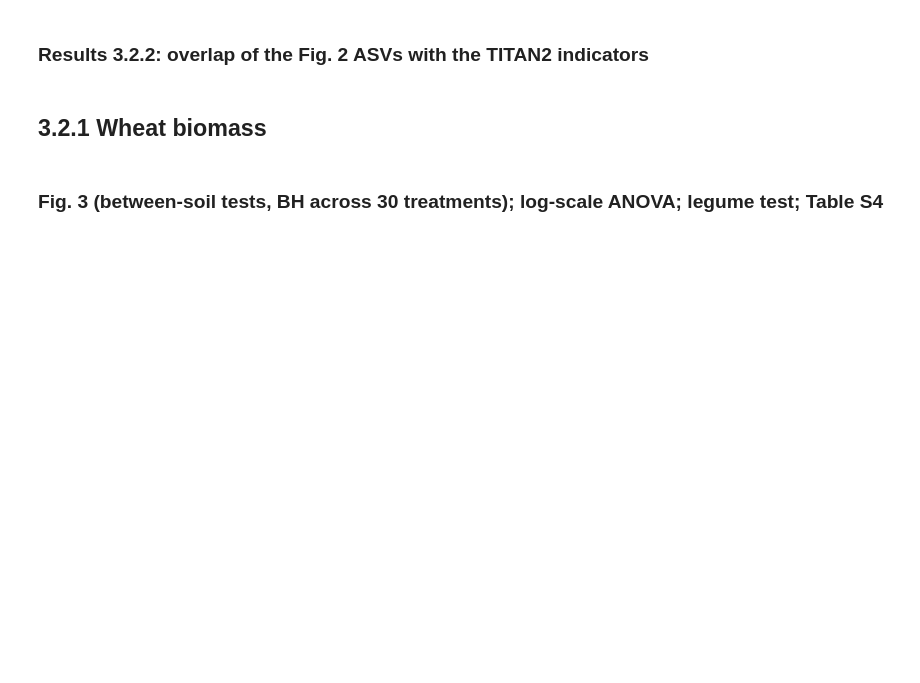
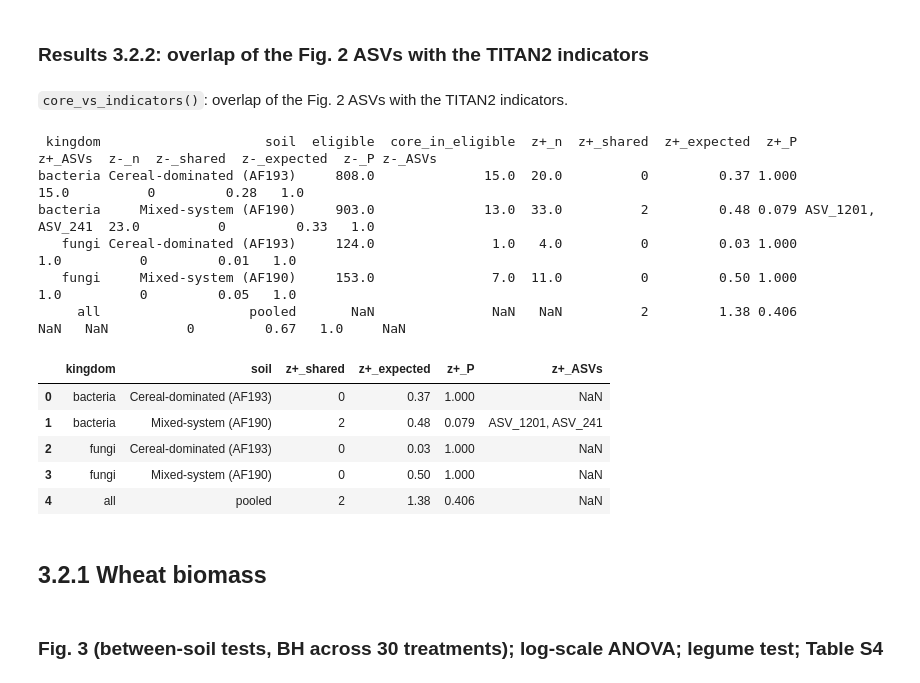
Before and after one commit to MVan35/DeepImpact_WP4, a Jupyter notebook: code/Paper_figures.ipynb, the cells around one changed output. Cells and saved outputs as stored; diff of their text form; code cells hidden in the pictures; blank space fills up the shorter version.

```diff
--- a/code/Paper_figures.ipynb
+++ b/code/Paper_figures.ipynb
@@ -86,3 +2027,58 @@ pd.read_csv(os.path.join(TAB, "fig2_vs_indicators.csv"))[["kingdom", "soil", "z+
+# %% [markdown]
+`core_vs_indicators()`: overlap of the Fig. 2 ASVs with the TITAN2 indicators.   <!-- [I3] formerly core_vs_indicators.py -->
+# %%
+def core_vs_indicators(DF, S5, CORE, OUT):
+    """Overlap of the FDR differential-abundance core (Fig. 2) with the TITAN2 indicators of wheat biomass (z+ and z-).
+    Universe = the eligible set of each kingdom x soil (present in >= 10% of pots with biomass, mean relative abundance >= 1e-4), as in
+    the ranking test. Expected overlap = n_core * n_set / N; P = hypergeometric upper tail; pooled P = exact distribution of the summed
+    count over the four kingdom x soil cells (convolution), by exact convolution."""
+    import sys
+    import numpy as np, pandas as pd
+    from scipy.stats import hypergeom
+    s5, core = pd.read_csv(S5), pd.read_csv(CORE)
+    code = {"Cereal-dominated (AF193)": "resistant", "Mixed-system (AF190)": "Permissive"}
+    rows, conv, obs = [], {k: np.array([1.0]) for k in ("z+", "z-")}, {k: 0 for k in ("z+", "z-")}
+    for kg, n in (("bacteria", 1314), ("fungi", 647)):
+        X0 = pd.read_csv(f"{DF}/otu_{kg}_table_R_{n}ASVs.csv", sep="\t", index_col=0).T.astype(float)
+        md = pd.read_csv(f"{DF}/metadata_{kg}_{n}ASVs.csv").set_index("sample")
+        for so, sc in code.items():
+            m = md.loc[md.index.intersection(X0.index)]; m = m[(m.soil == sc) & m.Dry_wheat_mass.notna()]
+            X = X0.loc[m.index]; X = X.div(X.sum(1), axis=0)
+            elig = set(X.columns[((X > 0).mean() >= 0.10) & (X.mean() >= 1e-4)]); N = len(elig)
+            c = set(core[(core.kingdom == kg) & (core.soil == so)].ASV) & elig
+            g = s5[(s5.kingdom == kg) & (s5.soil == so)]
+            sets = {"z+": set(g[g.TITAN2_direction == "z+"].ASV) & elig,
+                    "z-": set(g[g.TITAN2_direction == "z-"].ASV) & elig}
+            row = dict(kingdom=kg, soil=so, eligible=N, core_in_eligible=len(c))
+            for k, A in sets.items():
+                o = len(c & A); obs[k] += o
+                conv[k] = np.convolve(conv[k], hypergeom(N, len(A), len(c)).pmf(np.arange(len(c) + 1)))
+                row.update({f"{k}_n": len(A), f"{k}_shared": o, f"{k}_expected": round(len(c) * len(A) / N, 2),
+                            f"{k}_P": round(hypergeom(N, len(A), len(c)).sf(o - 1), 3) if o else 1.0,
+                            f"{k}_ASVs": ", ".join(sorted(x.replace("Cluster_", "ASV_") for x in c & A))})
+            rows.append(row)
+    T = pd.DataFrame(rows)
+    T.loc[len(T)] = dict(kingdom="all", soil="pooled", **{f"{k}_shared": obs[k] for k in obs},
+                         **{f"{k}_expected": round(T[f"{k}_expected"].sum(), 2) for k in obs}, **{f"{k}_P": round(conv[k][obs[k]:].sum(), 3) for k in obs})
+    T.to_csv(OUT, index=False)
+    print(T.to_string(index=False))
+# %%
+core_vs_indicators(MATRIX_DIR, os.path.join(RESULTS, "Table_S7_TITAN2_indicators.csv"),   # (table-s7-titan2)
+                    os.path.join(DA_OUT, "Fig2_values.csv"), os.path.join(TAB, "fig2_vs_indicators.csv"))
+pd.read_csv(os.path.join(TAB, "fig2_vs_indicators.csv"))[["kingdom", "soil", "z+_shared", "z+_expected", "z+_P", "z+_ASVs"]]
+# %% [output]
+ kingdom                     soil  eligible  core_in_eligible  z+_n  z+_shared  z+_expected  z+_P           z+_ASVs  z-_n  z-_shared  z-_expected  z-_P z-_ASVs
+bacteria Cereal-dominated (AF193)     808.0              15.0  20.0          0         0.37 1.000                    15.0          0         0.28   1.0
+bacteria     Mixed-system (AF190)     903.0              13.0  33.0          2         0.48 0.079 ASV_1201, ASV_241  23.0          0         0.33   1.0
+   fungi Cereal-dominated (AF193)     124.0               1.0   4.0          0         0.03 1.000                     1.0          0         0.01   1.0
+   fungi     Mixed-system (AF190)     153.0               7.0  11.0          0         0.50 1.000                     1.0          0         0.05   1.0
+     all                   pooled       NaN               NaN   NaN          2         1.38 0.406               NaN   NaN          0         0.67   1.0     NaN
+|  | kingdom | soil | z+_shared | z+_expected | z+_P | z+_ASVs |
+| 0 | bacteria | Cereal-dominated (AF193) | 0 | 0.37 | 1.000 | NaN |
+| 1 | bacteria | Mixed-system (AF190) | 2 | 0.48 | 0.079 | ASV_1201, ASV_241 |
+| 2 | fungi | Cereal-dominated (AF193) | 0 | 0.03 | 1.000 | NaN |
+| 3 | fungi | Mixed-system (AF190) | 0 | 0.50 | 1.000 | NaN |
+| 4 | all | pooled | 2 | 1.38 | 0.406 | NaN |
 # %% [markdown]
 ## 3.2.1 Wheat biomass
 # %% [markdown]
```
Also changed, not shown: parts of 39 cells of this notebook, 8 other files.
